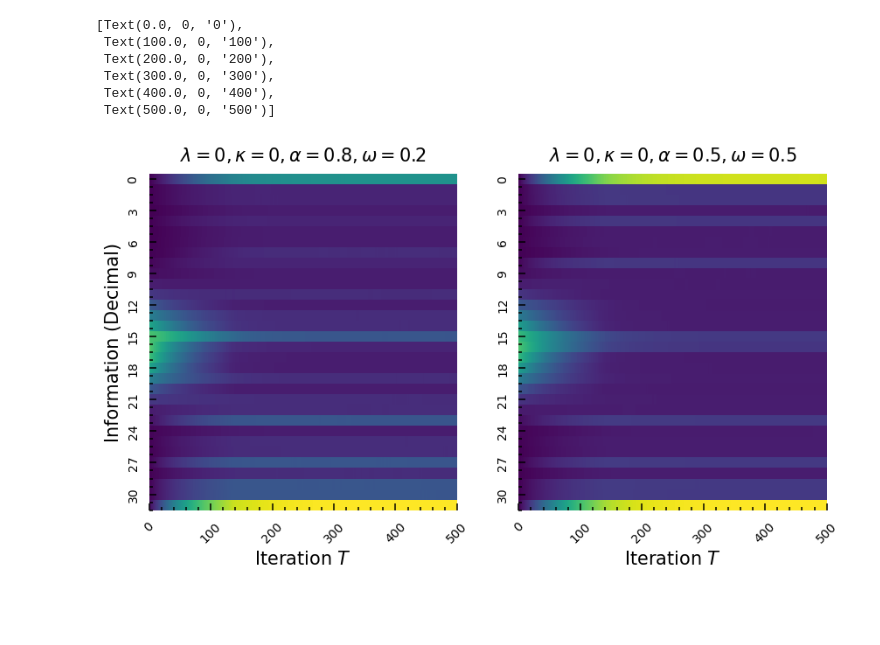
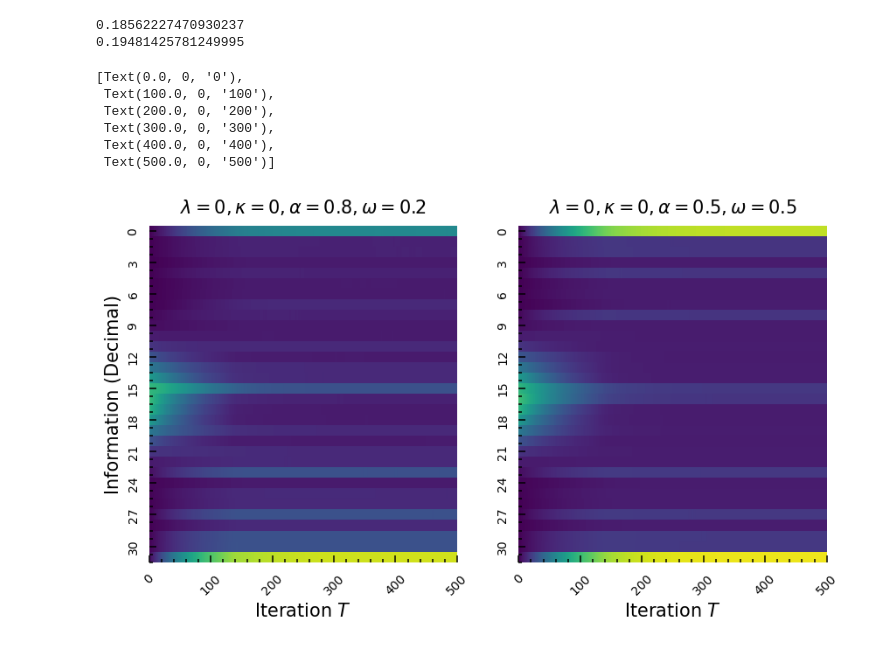
Before and after one commit to patrick-oliveira/EntropiaGrafos, a Jupyter notebook: notebooks/two_polarized_groups.ipynb, the cells around one changed output. Drawn from its saved outputs; the diff is of its cells as text; code cells hidden in the pictures; blank space fills up the shorter version.

```diff
--- a/notebooks/two_polarized_groups.ipynb
+++ b/notebooks/two_polarized_groups.ipynb
@@ -212,7 +212,8 @@ fig, axs = format_text(
 
 param = selected_params = [x for x in params if x['kappa'] == 0 and x['lambd'] == 0 and x['alpha'] == 0.8 and x["omega"] == 0.2].pop()
 data = results[make_tuple(param, True)]
-_, ax = heat_plot(data['distribution'][:500], cmap = 'viridis', fig = fig, ax = axs[0])
+print(data['distribution'][:500].max())
+_, ax = heat_plot(data['distribution'][:500], cmap = 'viridis', fig = fig, ax = axs[0], vmax = 0.2)
 
 axs[0].set_ylabel("Information (Decimal)")
 axs[0].set_xlabel(r"Iteration $T$")
@@ -225,38 +226,41 @@ axs[0].tick_params(
 )
 
 axs[0].xaxis.set_major_locator(MaxNLocator(5))
 new_tick_locations = axs[0].get_xticks()
 ticks = [int(x) for x in new_tick_locations]
 axs[0].set_xticks(new_tick_locations)
 axs[0].set_xticklabels(ticks, rotation = 45)
 
 
 
 
 param = selected_params = [x for x in params if x['kappa'] == 0 and x['lambd'] == 0 and x['alpha'] == 0.5 and x["omega"] == 0.5].pop()
 data = results[make_tuple(param, True)]
-_, ax = heat_plot(data['distribution'][:500], cmap = 'viridis', fig = fig, ax = axs[1])
+print(data['distribution'][:500].max())
+_, ax = heat_plot(data['distribution'][:500], cmap = 'viridis', fig = fig, ax = axs[1], vmax = 0.2)
 
 # axs[1].set_ylabel("Information (Decimal)")
 axs[1].set_xlabel(r"Iteration $T$")
 
 axs[1].tick_params(
     which = 'both',
     top = False,
     right = False,
     labelsize = 10
 )
 
 axs[1].xaxis.set_major_locator(MaxNLocator(5))
 new_tick_locations = axs[1].get_xticks()
 ticks = [int(x) for x in new_tick_locations]
 axs[1].set_xticks(new_tick_locations)
 axs[1].set_xticklabels(ticks, rotation = 45)
 # %% [output]
-[Text(0.0, 0, '0'),
- Text(100.0, 0, '100'),
- Text(200.0, 0, '200'),
- Text(300.0, 0, '300'),
- Text(400.0, 0, '400'),
- Text(500.0, 0, '500')]
+0.18562227470930237
+0.19481425781249995
+[Text(0.0, 0, '0'),
+ Text(100.0, 0, '100'),
+ Text(200.0, 0, '200'),
+ Text(300.0, 0, '300'),
+ Text(400.0, 0, '400'),
+ Text(500.0, 0, '500')]
-[figure, old version]
+[figure, new version]
```
Also changed, not shown: parts of 1 cell of this notebook.
